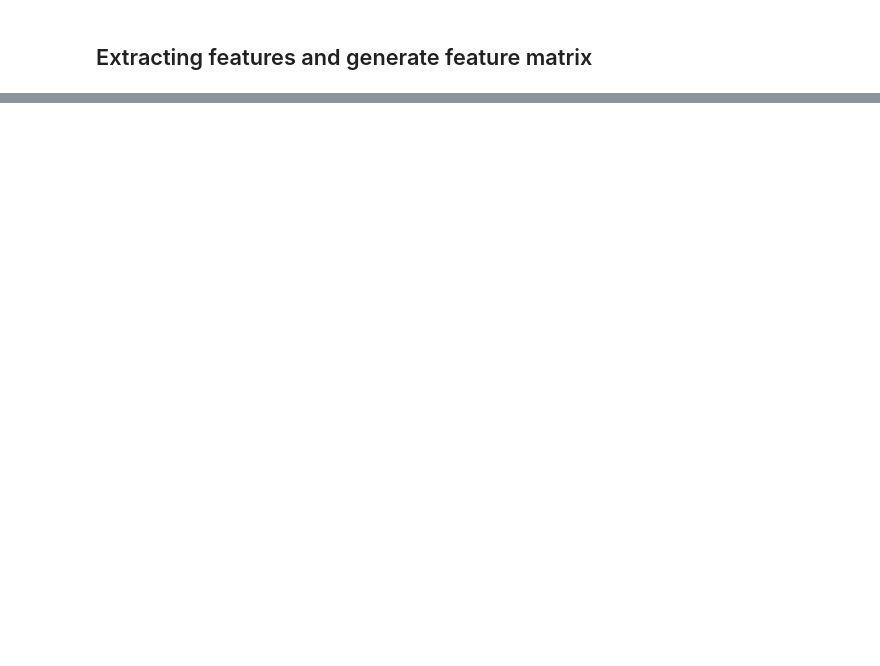
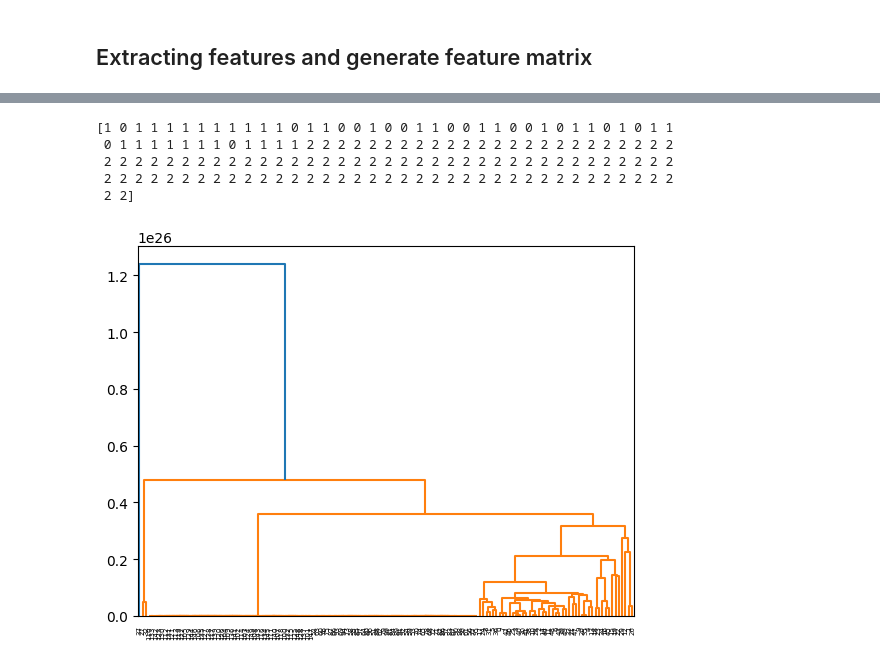
Before and after one commit to cccheryl0111/M2R_Group4, a Jupyter notebook: code.ipynb, the cells around one changed output, grey strips where cells are left out. Cells and saved outputs as stored; diff of their text form; code cells hidden in the pictures; blank space fills up the shorter version.

Commit message:
hierarchical clustering

```diff
--- a/code.ipynb
+++ b/code.ipynb
@@ -554,0 +335,25 @@ plt.show()
+# %%
+# substitute None terms in feature matrix with 0
+h_dropped = h.features.fillna(0)
+
+# do Hierarchical Clustering
+from sklearn.cluster import AgglomerativeClustering
+clustering = AgglomerativeClustering(n_clusters=3).fit(h_dropped)
+
+print(clustering.labels_)
+# %% [output]
+[1 0 1 1 1 1 1 1 1 1 1 1 0 1 1 0 0 1 0 0 1 1 0 0 1 1 0 0 1 0 1 1 0 1 0 1 1
+ 0 1 1 1 1 1 1 1 0 1 1 1 1 2 2 2 2 2 2 2 2 2 2 2 2 2 2 2 2 2 2 2 2 2 2 2 2
+ 2 2 2 2 2 2 2 2 2 2 2 2 2 2 2 2 2 2 2 2 2 2 2 2 2 2 2 2 2 2 2 2 2 2 2 2 2
+ 2 2 2 2 2 2 2 2 2 2 2 2 2 2 2 2 2 2 2 2 2 2 2 2 2 2 2 2 2 2 2 2 2 2 2 2 2
+ 2 2]
+# %%
+# visuliasation
+from scipy.cluster.hierarchy import linkage, dendrogram
+linkage_data = linkage(h_dropped)
+
+%matplotlib inline
+dendrogram(linkage_data)
+plt.show()
+# %% [output]
+[figure, added]
```
Also changed, not shown: parts of 30 cells of this notebook, 7 other files.
